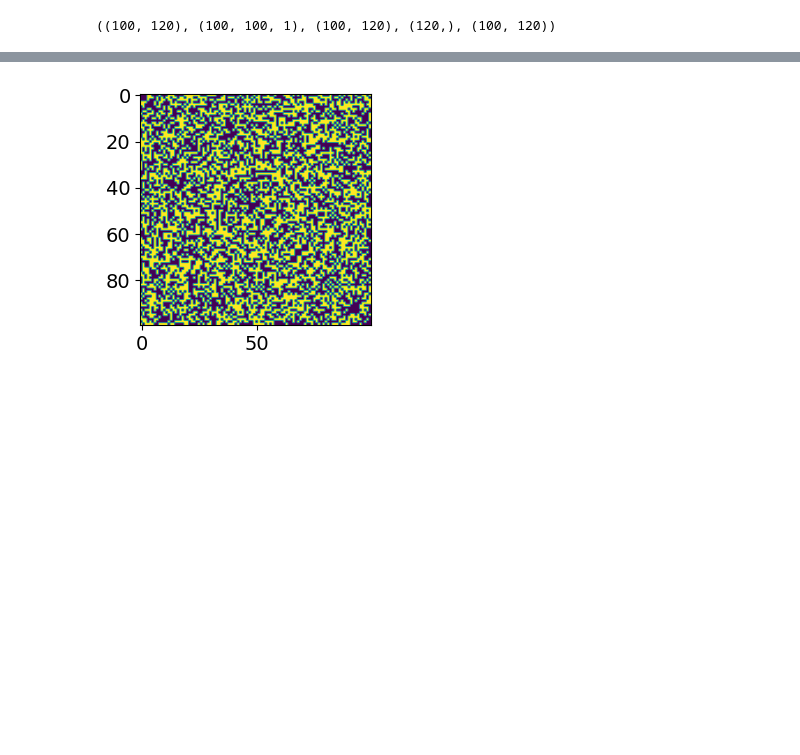
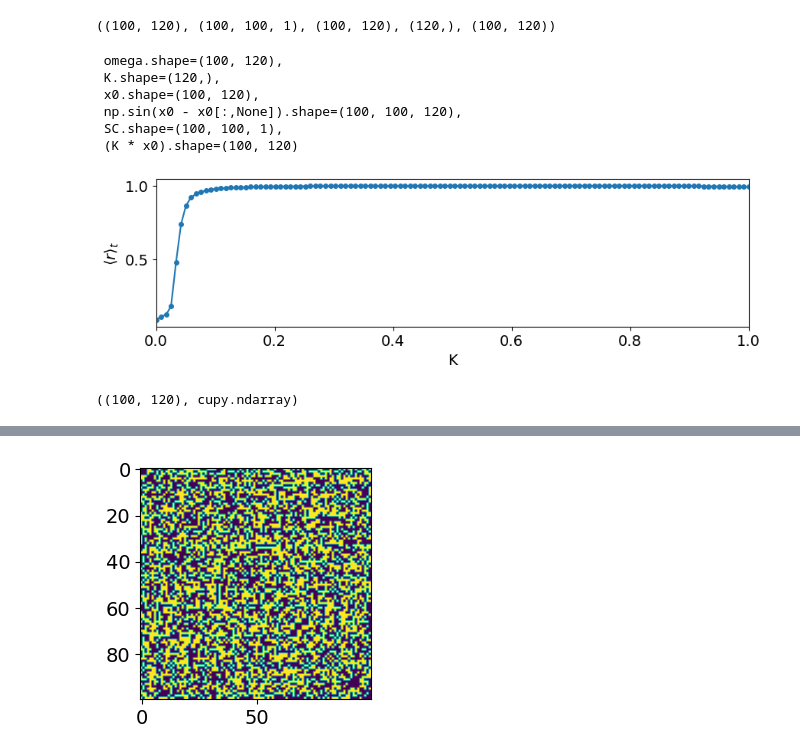
Before and after one commit to Ziaeemehr/workshop_hpcpy, a Jupyter notebook: notebooks/cupy/km_cupy.ipynb, the cells around one changed output, grey strips where cells are left out. Saved outputs shown, nothing was run; the diff lists cells and outputs as text; code cells hidden in the pictures; blank space fills up the shorter version.

```diff
--- a/notebooks/cupy/km_cupy.ipynb
+++ b/notebooks/cupy/km_cupy.ipynb
@@ -84,9 +84,10 @@ t = xp.arange(0.0, T, dt)
 K = xp.linspace(0, 1.0, ns) # coupling with the same length of ns
 SC = nx.to_numpy_array(nx.gnp_random_graph(nn, p=0.5, seed=2), dtype=int)  # structural connectivity
 SC = xp.array(SC.reshape(SC.shape+(1,)))                  # just reshaping of SC
-x = xp.random.uniform(0, 2*np.pi, size=(nn, ns))          # initial state
-omega = xp.random.normal(0, 1.0, size=(nn, ns))           # initial omega
-x.shape, SC.shape, omega.shape, K.shape, (K * x).shape
+x0 = xp.random.uniform(0, 2*np.pi, size=(nn, ns))          # initial state
+omega = xp.random.normal(0, 1.0, size=nn)           # initial omega
+omega = np.tile(omega.reshape((nn, 1)), (1, ns))    # omega is nn by ns array, same for all simulations
+x0.shape, SC.shape, omega.shape, K.shape, (K * x0).shape
 # %% [output]
 ((100, 120), (100, 100, 1), (100, 120), (120,), (100, 120))
 # %%
@@ -129,4 +148,12 @@ def calc_r_cupy(theta):
 # %%
 # SC.shape, SC.shape+(1,)
 # SC.reshape(SC.shape+(1,)).shape
+print(f" {omega.shape=},\n {K.shape=},\n {x0.shape=},\n {np.sin(x0 - x0[:,None]).shape=},\n {SC.shape=},\n {(K * x0).shape=}\n")
+# %% [output]
+ omega.shape=(100, 120),
+ K.shape=(120,),
+ x0.shape=(100, 120),
+ np.sin(x0 - x0[:,None]).shape=(100, 100, 120),
+ SC.shape=(100, 100, 1),
+ (K * x0).shape=(100, 120)
 # %%
@@ -145,3 +178,16 @@ for it in tqdm.tqdm(range(1, t.shape[0])):
+# %%
+rr = np.array([i.get() for i in r])
+rr = np.mean(rr, axis=0)
+plt.figure(figsize=(10, 2.5))
+plt.plot(K.get(), rr, marker='o', markersize=4)
+plt.xlabel("K")
+plt.ylabel(r"$\langle r \rangle_{t}$");
+# %% [output]
+[figure, added]
+# %%
+x.shape, type(x)
+# %% [output]
+((100, 120), cupy.ndarray)
 # %%
 xs = np.asarray(xs)
 xs.shape # (ntimes, nnnodes, nsimulations)
```
Also changed, not shown: parts of 6 cells of this notebook.
